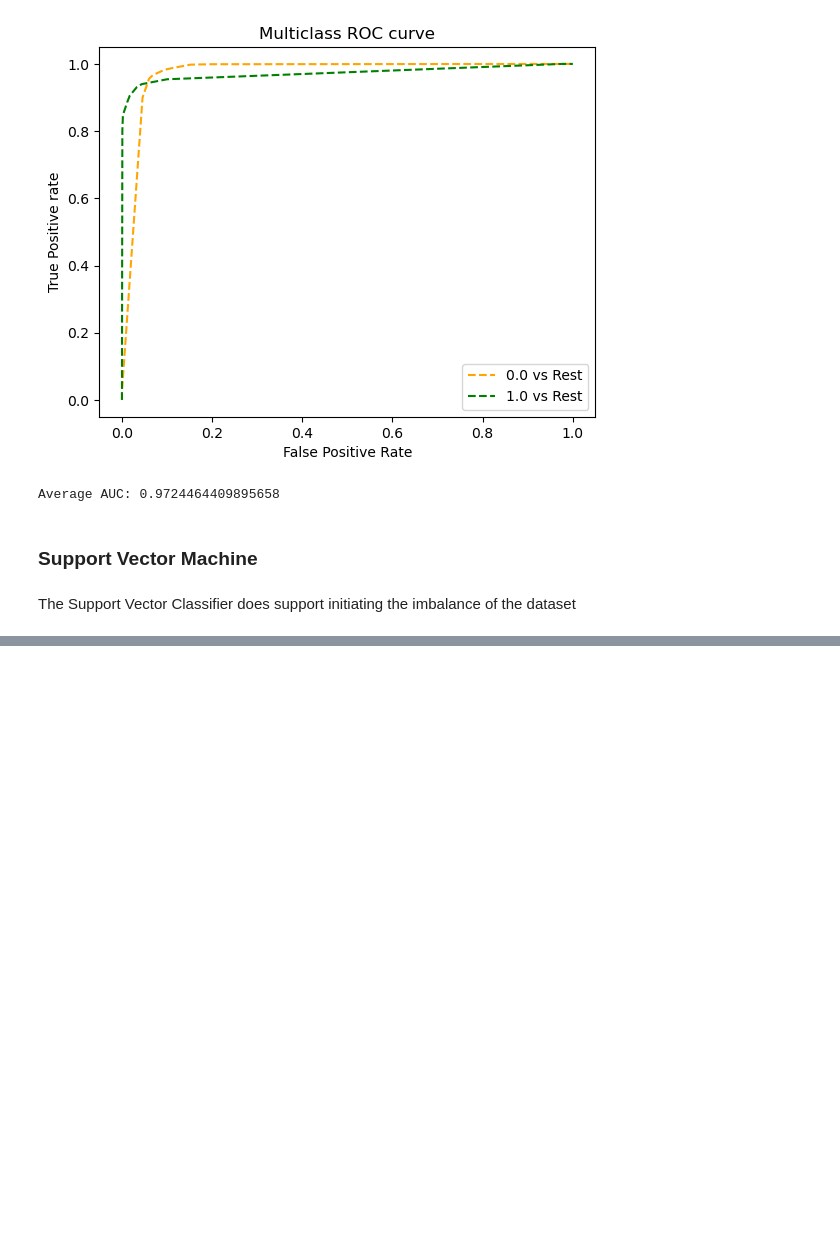
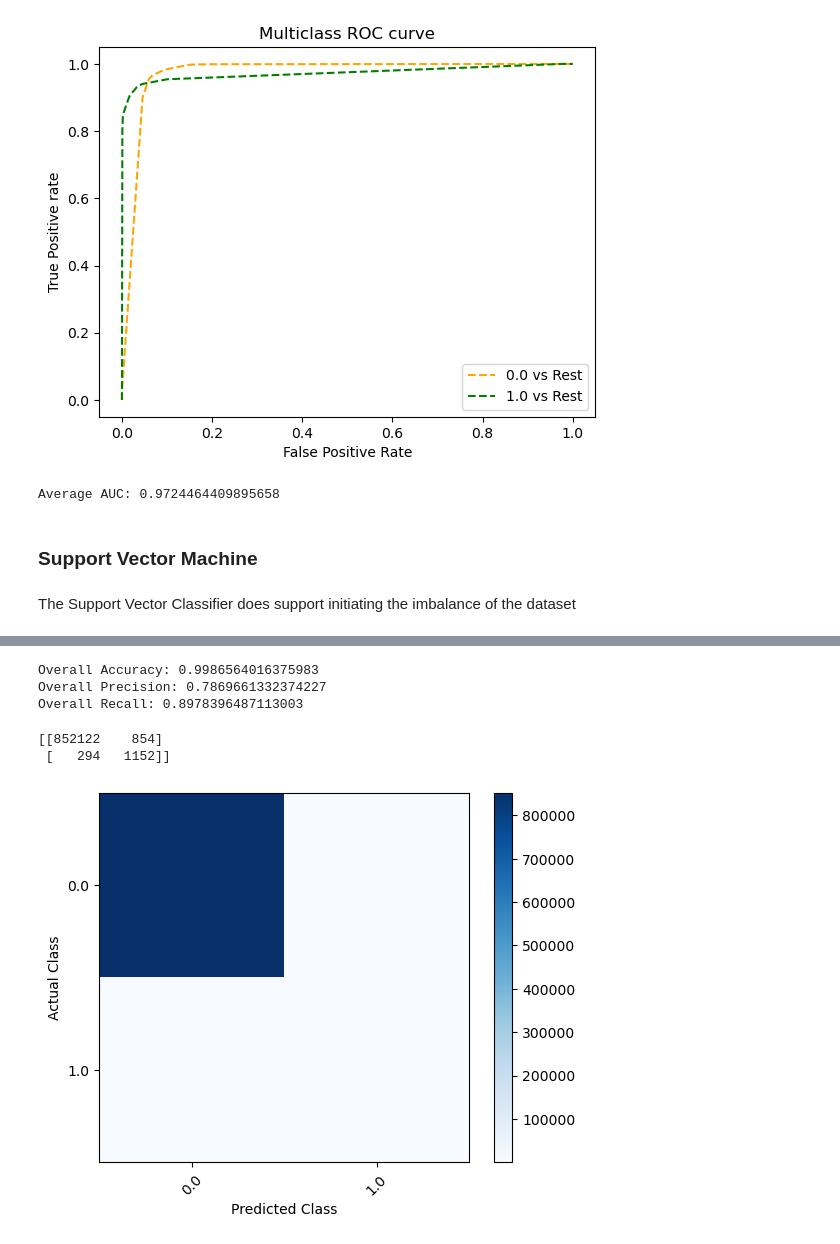
Before and after one commit to AlugoIdris/Credit-Card-Fraud-Detection, a Jupyter notebook: Credit Card Fraud Detection.ipynb, the cells around one changed output, grey strips where cells are left out. Saved outputs shown, nothing was run; the diff lists cells and outputs as text; code cells hidden in the pictures; blank space fills up the shorter version.

```diff
--- a/Credit Card Fraud Detection.ipynb
+++ b/Credit Card Fraud Detection.ipynb
@@ -855,5 +855,8 @@ preprocessor = ColumnTransformer(
 # Create Preprocessing and training pipeline
 model_svc = Pipeline(steps= [
     ("preprocessor", preprocessor),
-    ("svm", LinearSVC(class_weight='balanced', random_state=31, loss="hinge", fit_intercept=False))
+    ("svc", LinearSVC(class_weight='balanced', random_state=31, loss="hinge", fit_intercept=False))
      ])
+# %%
+# Fit the model
+model_svc.fit(X_train, y_train, svc__sample_weight = w_train) # or **{'regressor__sample_weight': w_train}
@@ -859,0 +875,5 @@ model_svc = Pipeline(steps= [
+# %%
+# Model and predict the Test data
+X_test_predictions_svc = model_svc.predict(X_test)
+print('Predicted labels: ', X_test_predictions_svc)
+print('Actual labels:' ,y_test)
@@ -859,0 +924,26 @@ model_svc = Pipeline(steps= [
+# %%
+print("Overall Accuracy:",accuracy_score(y_test, X_test_predictions_svc))
+print("Overall Precision:",precision_score(y_test, X_test_predictions_svc, average='macro'))
+print("Overall Recall:",recall_score(y_test, X_test_predictions_svc, average='macro'))
+# %% [output]
+Overall Accuracy: 0.9986564016375983
+Overall Precision: 0.7869661332374227
+Overall Recall: 0.8978396487113003
+# %%
+# Print the confusion matrix
+mcm_svc = confusion_matrix(y_test, X_test_predictions_svc)
+print(mcm_svc)
+# %% [output]
+[[852122    854]
+ [   294   1152]]
+# %%
+plt.imshow(mcm_svc, interpolation="nearest", cmap=plt.cm.Blues)
+plt.colorbar()
+tick_marks = np.arange(len(labels))
+plt.xticks(tick_marks, labels, rotation=45)
+plt.yticks(tick_marks, labels)
+plt.xlabel("Predicted Class")
+plt.ylabel("Actual Class")
+plt.show()
+# %% [output]
+[figure, added]
```
Also changed, not shown: parts of 5 cells of this notebook.
